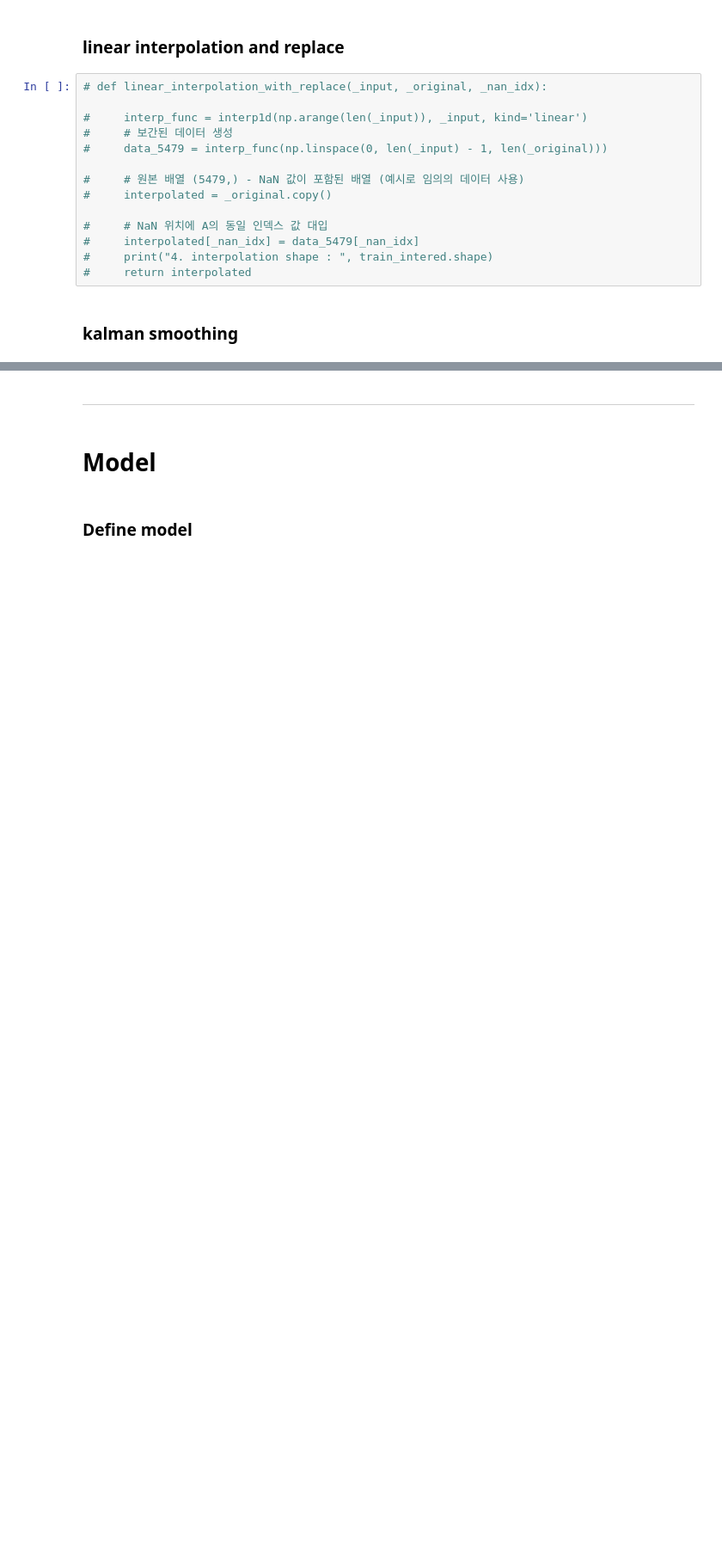
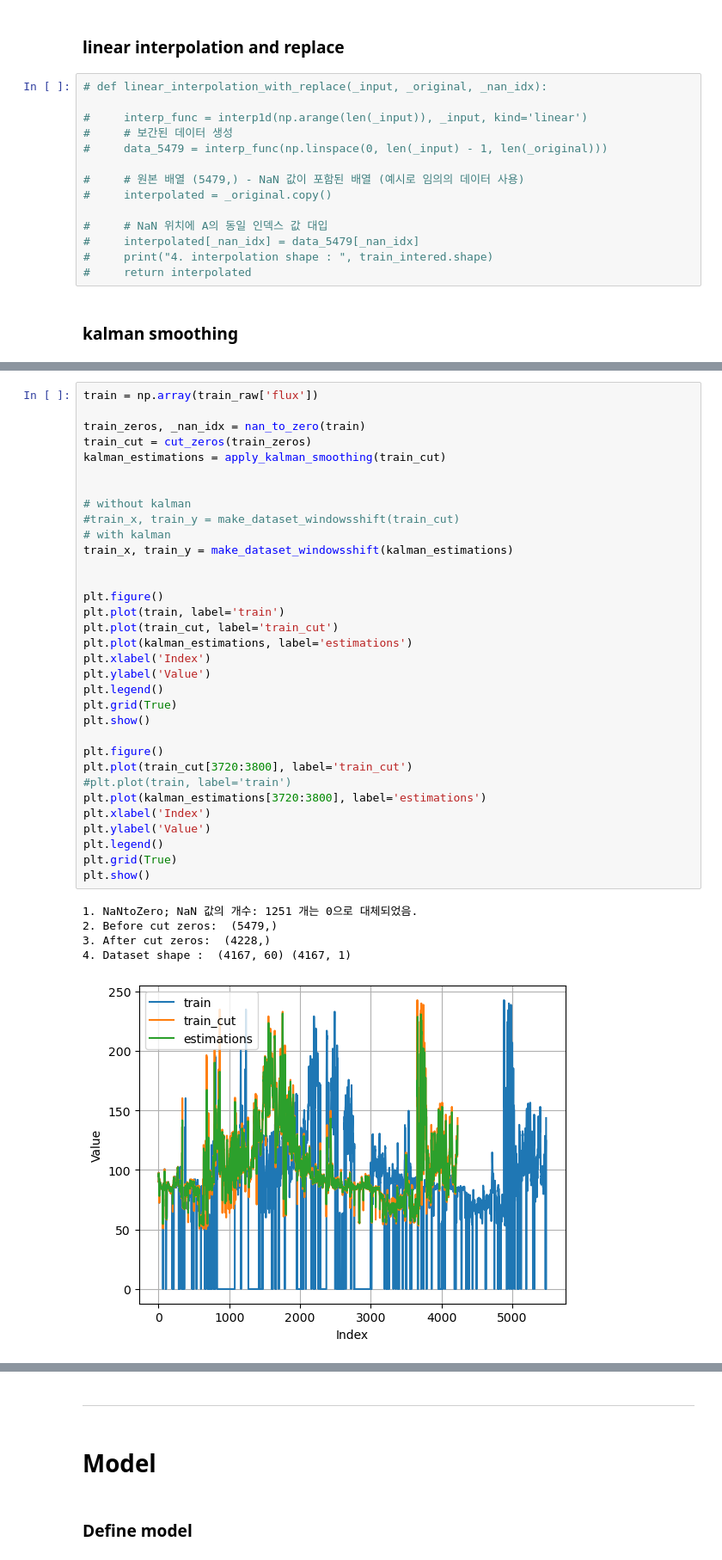
Before and after one commit to jiho264/solarAI, a Jupyter notebook: addkalman.ipynb, the cells around one changed output, grey strips where cells are left out. Shown: that part at 86% size. Saved outputs shown, nothing was run; the diff lists cells and outputs as text; blank space fills up the shorter version.

Commit message:
kalman setup done

```diff
--- a/addkalman.ipynb
+++ b/addkalman.ipynb
@@ -157,0 +135,39 @@ dataset shape :  (4167, 60) (4167, 1)
+# %%
+train = np.array(train_raw['flux'])
+
+train_zeros, _nan_idx = nan_to_zero(train)
+train_cut = cut_zeros(train_zeros)
+kalman_estimations = apply_kalman_smoothing(train_cut)
+
+
+# without kalman
+#train_x, train_y = make_dataset_windowsshift(train_cut)
+# with kalman
+train_x, train_y = make_dataset_windowsshift(kalman_estimations)
+
+
+plt.figure()
+plt.plot(train, label='train')
+plt.plot(train_cut, label='train_cut')
+plt.plot(kalman_estimations, label='estimations')
+plt.xlabel('Index')
+plt.ylabel('Value')
+plt.legend()
+plt.grid(True)
+plt.show()
+
+plt.figure()
+plt.plot(train_cut[3720:3800], label='train_cut')
+#plt.plot(train, label='train')
+plt.plot(kalman_estimations[3720:3800], label='estimations')
+plt.xlabel('Index')
+plt.ylabel('Value')
+plt.legend()
+plt.grid(True)
+plt.show()
+# %% [output]
+1. NaNtoZero; NaN 값의 개수: 1251 개는 0으로 대체되었음.
+2. Before cut zeros:  (5479,)
+3. After cut zeros:  (4228,)
+4. Dataset shape :  (4167, 60) (4167, 1)
+[figure, added]
```
Also changed, not shown: parts of 14 cells of this notebook.
